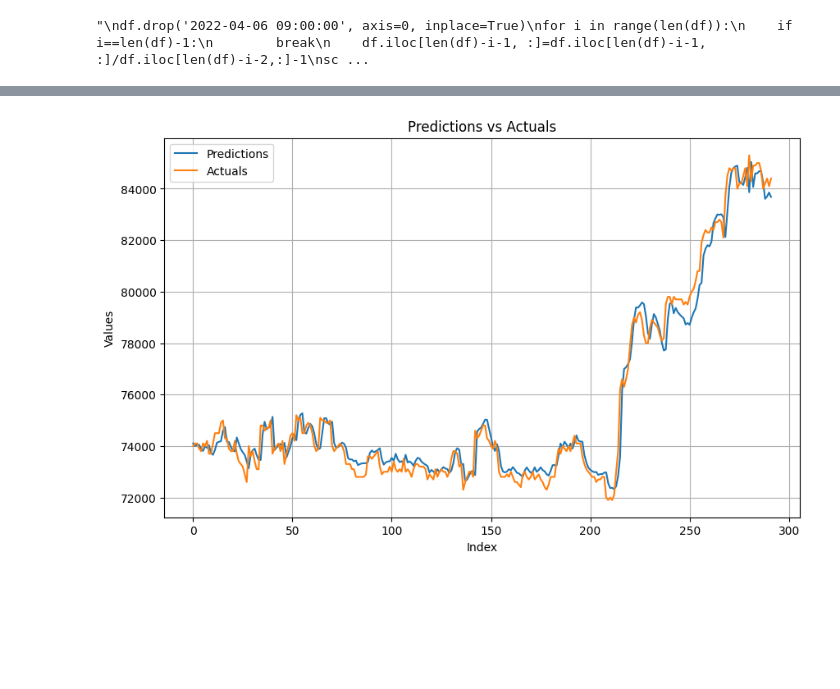
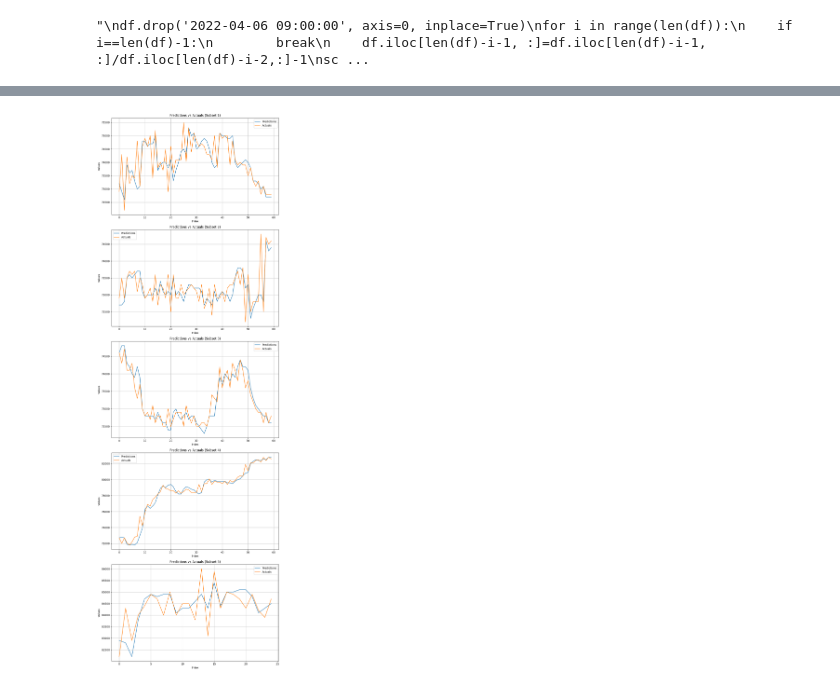
Before and after one commit to seongwonM/AutoStockTrader, a Jupyter notebook: model/Stock_Predict.ipynb, the cells around one changed output, grey strips where cells are left out. Saved outputs shown, nothing was run; the diff lists cells and outputs as text; code cells hidden in the pictures; blank space fills up the shorter version.

Commit message:
add predict change

```diff
--- a/model/Stock_Predict.ipynb
+++ b/model/Stock_Predict.ipynb
@@ -97,7 +126,7 @@ y_test_tensor = torch.tensor(y_test, dtype=torch.float32)
 # %%
-from transformers import PatchTSTConfig, PatchTSTModel
+from transformers import PatchTSTConfig, PatchTSTForPrediction
 
-configuration = PatchTSTConfig(prediction_length=1, context_length=seq_len, num_input_channels=5)
+configuration = PatchTSTConfig(prediction_length=1, context_length=seq_len, num_input_channels=6, drop_out=0.3)
 
 model = PatchTSTForPrediction(configuration)
 
@@ -214,32 +394,35 @@ predictions = []  # 예측값을 저장할 리스트
 actuals = []  # 실제값을 저장할 리스트
 
 with torch.no_grad():  # 기울기 계산을 비활성화
-    for seqs, labels in DataLoader(TensorDataset(X_test_tensor, y_test_tensor), batch_size=16 , shuffle = False):
+    for seqs, labels in test_loader:
 
         outputs = model(seqs)
 
         # 손실 계산
         loss = criterion(outputs.prediction_outputs[:,:,3], labels)
+        #loss = criterion(outputs.prediction_logits.argmax(axis=1).reshape(-1,1), labels*2)
         test_losses.append(loss.item())
 
         # 예측값과 실제값 저장
         predictions.extend(outputs.prediction_outputs[:,:,3].view(-1).detach().numpy())
+        #predictions.extend(outputs.prediction_logits.argmax(axis=1).detach().numpy())
         actuals.extend(labels.view(-1).detach().numpy())
 
 # 평균 테스트 손실 계산 및 출력
 average_test_loss = sum(test_losses) / len(test_losses)
 print(f'Average Test Loss: {average_test_loss}')
 
-predictions_temp = np.zeros((len(predictions), 5))  # 5는 특성의 총 개수입니다.
+predictions_temp = np.zeros((len(predictions), 6))  # 6는 특성의 총 개수입니다.
 predictions_temp[:, 3] = predictions  # 종가 위치에 예측값 할당
 
-actuals_temp = np.zeros((len(actuals), 5))  # 실제 데이터를 위한 동일한 접근 방식
+actuals_temp = np.zeros((len(actuals), 6))  # 실제 데이터를 위한 동일한 접근 방식
 actuals_temp[:, 3] = actuals  # 종가 위치에 실제값 할당
 
 
 # 예측값과 실제값 출력 (처음 10개 샘플)
-predictions_inverse = scaler.inverse_transform(predictions_temp)[:,3]
-actuals_inverse = scaler.inverse_transform(actuals_temp)[:,3]
+yest=np.delete(np.insert(scaler.inverse_transform(X_test[:,-1,:])[:,-1], 0, 0), -1)
+predictions_inverse = np.round(scaler.inverse_transform(predictions_temp)[:,3], -2)+yest
+actuals_inverse = np.round(scaler.inverse_transform(actuals_temp)[:,3], -2)+yest
 
 
 # 역정규화된 예측값과 실제값 출력 (처음 10개 샘플)
@@ -262,3 +445,6 @@ Prediction: 73723.2456, Actual: 73699.9991
+# %%
+predictions_inverse=predictions_inverse[1:]
+actuals_inverse=actuals_inverse[1:]
 # %%
 differences = [abs(pred - actual) for pred, actual in zip(predictions_inverse, actuals_inverse)]
 # %%
@@ -268,15 +454,32 @@ print("최대 : " , max(differences) ,"최소 : " , min(differences) ,"평균: "
 # %%
 import matplotlib.pyplot as plt
 
+# 전체 데이터를 4개로 나누기
+n = 60
+num_plots = len(predictions_inverse) // n
+if len(predictions_inverse) % n != 0:
+    num_plots += 1
+
 # Plot 생성
-plt.figure(figsize=(10, 6))
-plt.plot(predictions_inverse, label='Predictions')
-plt.plot(actuals_inverse, label='Actuals')
-plt.title('Predictions vs Actuals')
-plt.xlabel('Index')
-plt.ylabel('Values')
-plt.legend()
-plt.grid(True)
+fig, axes = plt.subplots(num_plots, 1, figsize=(10, 6*num_plots))
+
+for i in range(num_plots):
+    start_index = i * n
+    end_index = min((i + 1) * n, len(predictions_inverse))
+
+    # Subplot 생성
+    ax = axes[i] if num_plots > 1 else axes
+
+    # 예측값과 실제값 그리기
+    ax.plot(predictions_inverse[start_index:end_index], label='Predictions')
+    ax.plot(actuals_inverse[start_index:end_index], label='Actuals')
+    ax.set_title(f'Predictions vs Actuals (Subset {i+1})')
+    ax.set_xlabel('Index')
+    ax.set_ylabel('Values')
+    ax.legend()
+    ax.grid(True)
+
+plt.tight_layout()
 plt.show()
 # %% [output]
-[figure, old version]
+[figure, new version]
```
Also changed, not shown: parts of 14 cells of this notebook.
